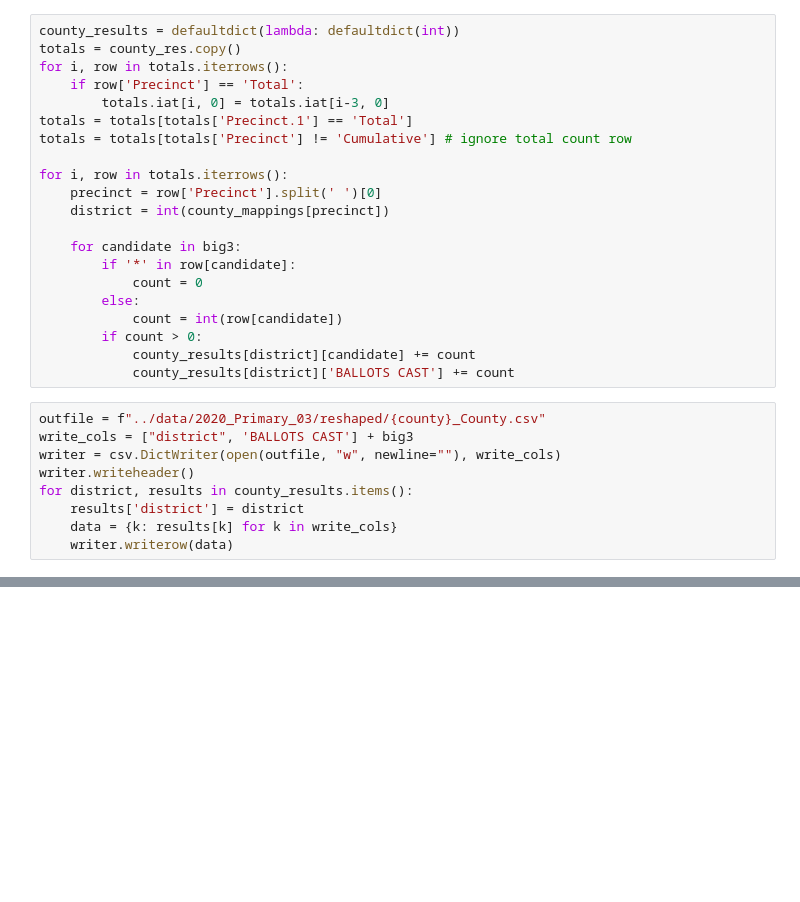
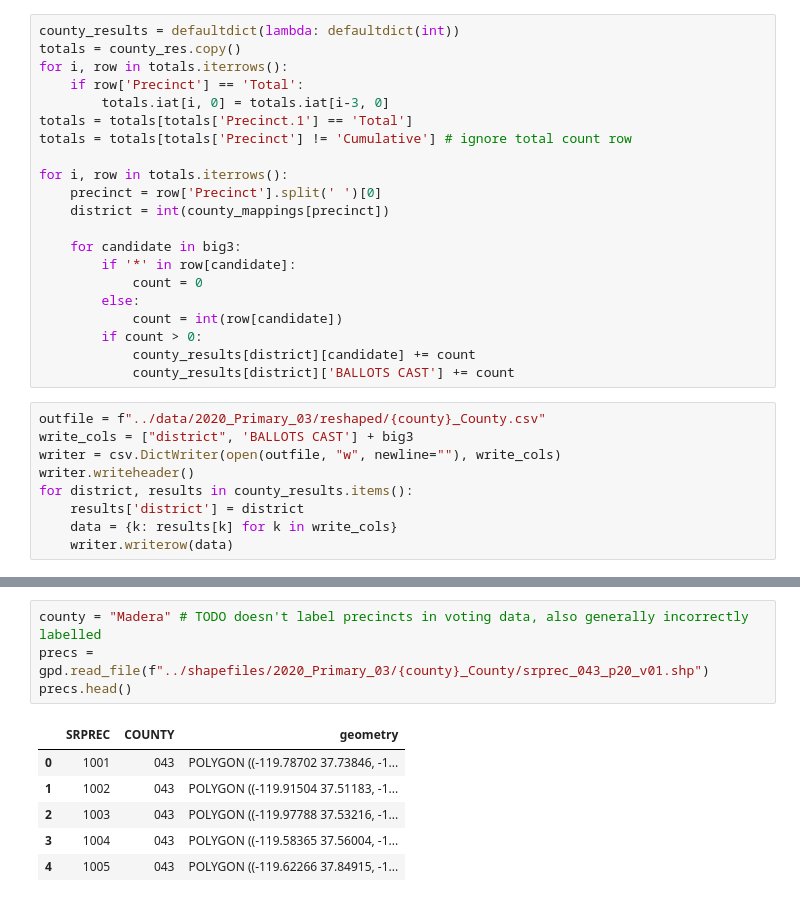
Before and after one commit to talevy42/cadsa-research, a Jupyter notebook: scripts/Collate Results.ipynb, the cells around one changed output, grey strips where cells are left out. Cells and saved outputs as stored; diff of their text form; blank space fills up the shorter version.

```diff
--- a/scripts/Collate Results.ipynb
+++ b/scripts/Collate Results.ipynb
@@ -394,0 +428,11 @@ county_results_file = f"../data/2020_Primary_03/{county}_County/{county}_County_
+# %%
+county = "Madera" # TODO doesn't label precincts in voting data, also generally incorrectly labelled
+precs = gpd.read_file(f"../shapefiles/2020_Primary_03/{county}_County/srprec_043_p20_v01.shp")
+precs.head()
+# %% [output]
+|  | SRPREC | COUNTY | geometry |
+| 0 | 1001 | 043 | POLYGON ((-119.78702 37.73846, -1... |
+| 1 | 1002 | 043 | POLYGON ((-119.91504 37.51183, -1... |
+| 2 | 1003 | 043 | POLYGON ((-119.97788 37.53216, -1... |
+| 3 | 1004 | 043 | POLYGON ((-119.58365 37.56004, -1... |
+| 4 | 1005 | 043 | POLYGON ((-119.62266 37.84915, -1... |
```
Also changed, not shown: parts of 8 cells of this notebook.
